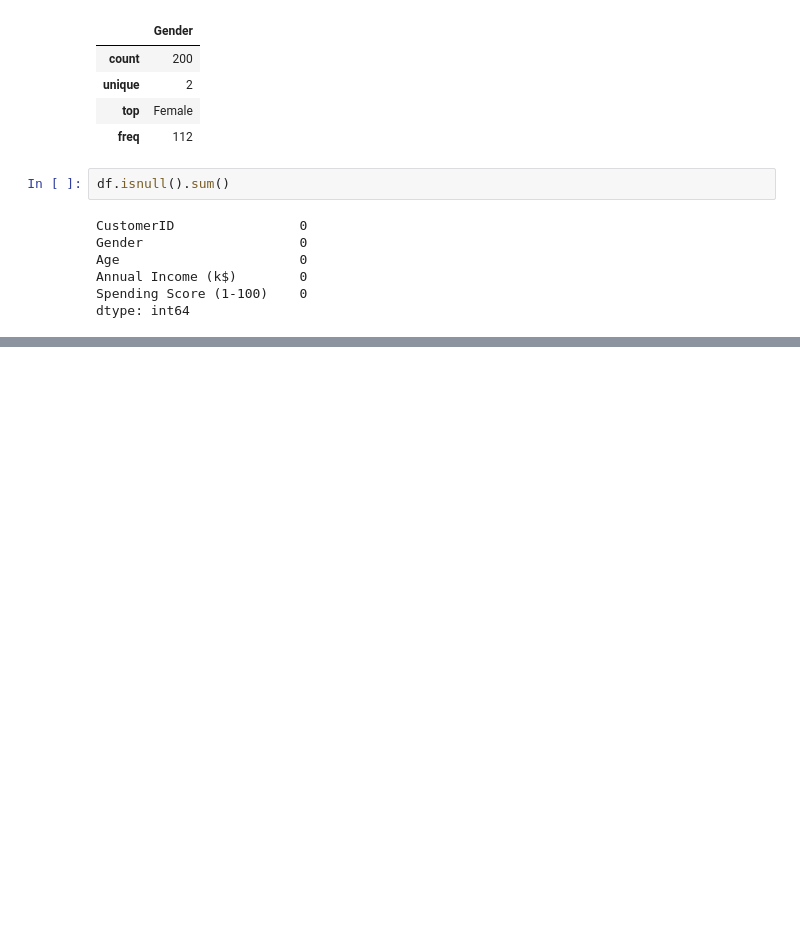
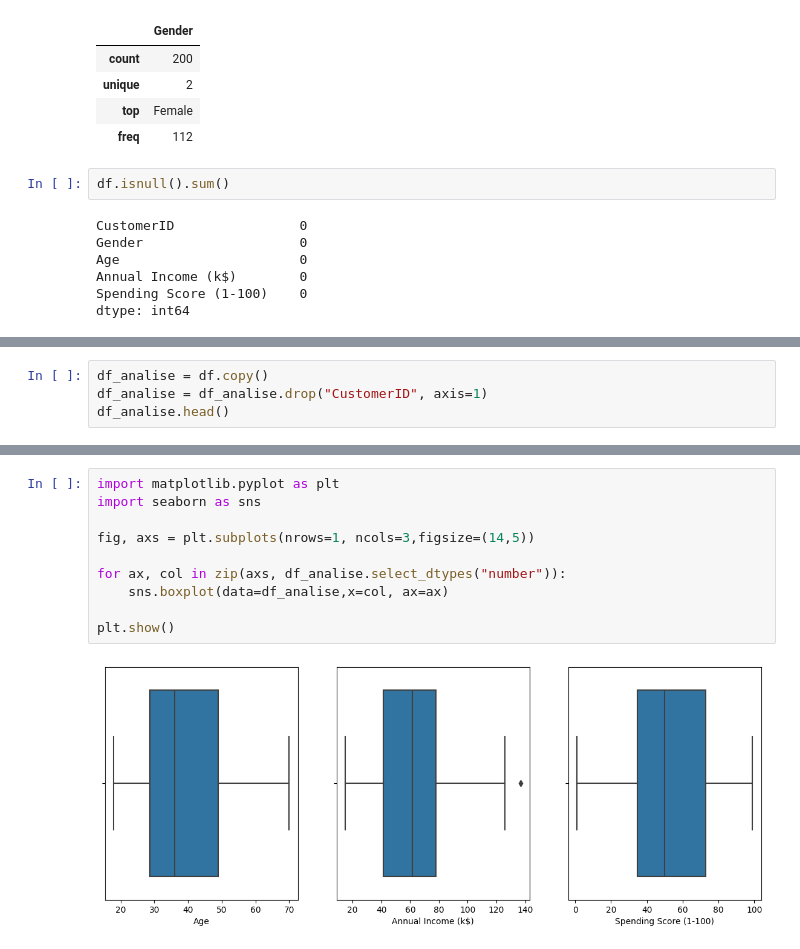
Before and after one commit to BraulioHermanson/Projeto_Segmentacao_de_Clientes, a Jupyter notebook: notebooks/EDA.ipynb, the cells around one changed output, grey strips where cells are left out. Saved outputs shown, nothing was run; the diff lists cells and outputs as text; blank space fills up the shorter version.

```diff
--- a/notebooks/EDA.ipynb
+++ b/notebooks/EDA.ipynb
@@ -117,0 +111,4 @@ https://github.com/ydataai/ydata-profiling/issues
+# %%
+df_analise = df.copy()
+df_analise = df_analise.drop("CustomerID", axis=1)
+df_analise.head()
@@ -117,0 +122,12 @@ https://github.com/ydataai/ydata-profiling/issues
+# %%
+import matplotlib.pyplot as plt
+import seaborn as sns
+
+fig, axs = plt.subplots(nrows=1, ncols=3,figsize=(14,5))
+
+for ax, col in zip(axs, df_analise.select_dtypes("number")):
+    sns.boxplot(data=df_analise,x=col, ax=ax)
+
+plt.show()
+# %% [output]
+[figure, added]
```
Also changed, not shown: parts of 5 cells of this notebook.
